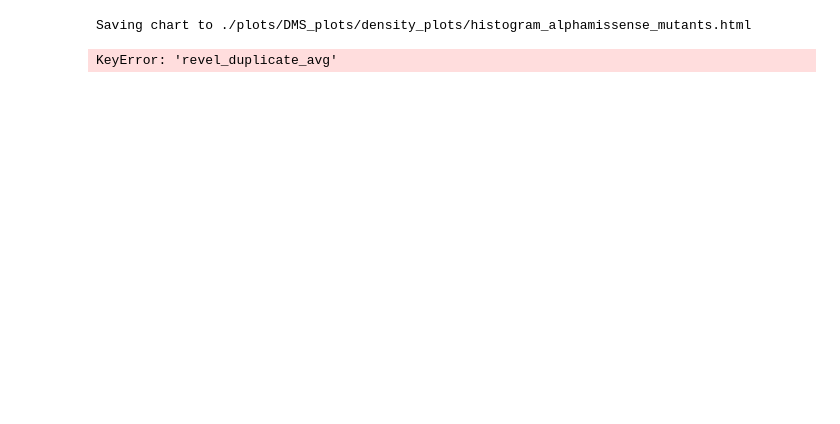
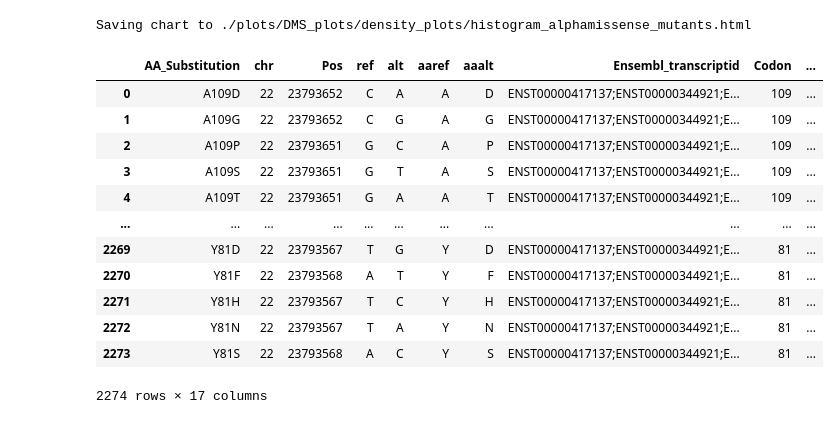
Before and after one commit to thehonglab/SMARCB1_DMS, a Jupyter notebook: density_plots.ipynb, the cells around one changed output. Saved outputs shown, nothing was run; the diff lists cells and outputs as text; code cells hidden in the pictures; blank space fills up the shorter version.

```diff
--- a/density_plots.ipynb
+++ b/density_plots.ipynb
@@ -231,10 +232,40 @@ combined_chart_AM.save(config['histogram'])
 # %% [output]
 Saving chart to ./plots/DMS_plots/density_plots/histogram_alphamissense_mutants.html
 # %%
+import altair as alt
+import itertools
+import pandas as pd
+import numpy as np
+import yaml
+import os
+import math
+from scipy.stats import gaussian_kde
+
+alt.data_transformers.disable_max_rows()
+
+from vega_datasets import data
+
+with open('config.yaml') as f:
+    config = yaml.safe_load(f)
+
+
+
 revel = pd.read_csv(config['revel_duplicate_avg'], sep='\t')
 revel
 # %% [output]
+|  | AA_Substitution | chr | Pos | ref | alt | aaref | aaalt | Ensembl_transcriptid | Codon | ... |
+| 0 | A109D | 22 | 23793652 | C | A | A | D | ENST00000417137;ENST00000344921;E... | 109 | ... |
+| 1 | A109G | 22 | 23793652 | C | G | A | G | ENST00000417137;ENST00000344921;E... | 109 | ... |
+| 2 | A109P | 22 | 23793651 | G | C | A | P | ENST00000417137;ENST00000344921;E... | 109 | ... |
+| 3 | A109S | 22 | 23793651 | G | T | A | S | ENST00000417137;ENST00000344921;E... | 109 | ... |
+| 4 | A109T | 22 | 23793651 | G | A | A | T | ENST00000417137;ENST00000344921;E... | 109 | ... |
+| ... | ... | ... | ... | ... | ... | ... | ... | ... | ... | ... |
+| 2269 | Y81D | 22 | 23793567 | T | G | Y | D | ENST00000417137;ENST00000344921;E... | 81 | ... |
+| 2270 | Y81F | 22 | 23793568 | A | T | Y | F | ENST00000417137;ENST00000344921;E... | 81 | ... |
+| 2271 | Y81H | 22 | 23793567 | T | C | Y | H | ENST00000417137;ENST00000344921;E... | 81 | ... |
+| 2272 | Y81N | 22 | 23793567 | T | A | Y | N | ENST00000417137;ENST00000344921;E... | 81 | ... |
+| 2273 | Y81S | 22 | 23793568 | A | C | Y | S | ENST00000417137;ENST00000344921;E... | 81 | ... |
-KeyError: 'revel_duplicate_avg'
+2274 rows × 17 columns
 # %%
 import numpy as np
 import scipy.stats as stats
```
Also changed, not shown: parts of 3 cells of this notebook, 1 other file.
